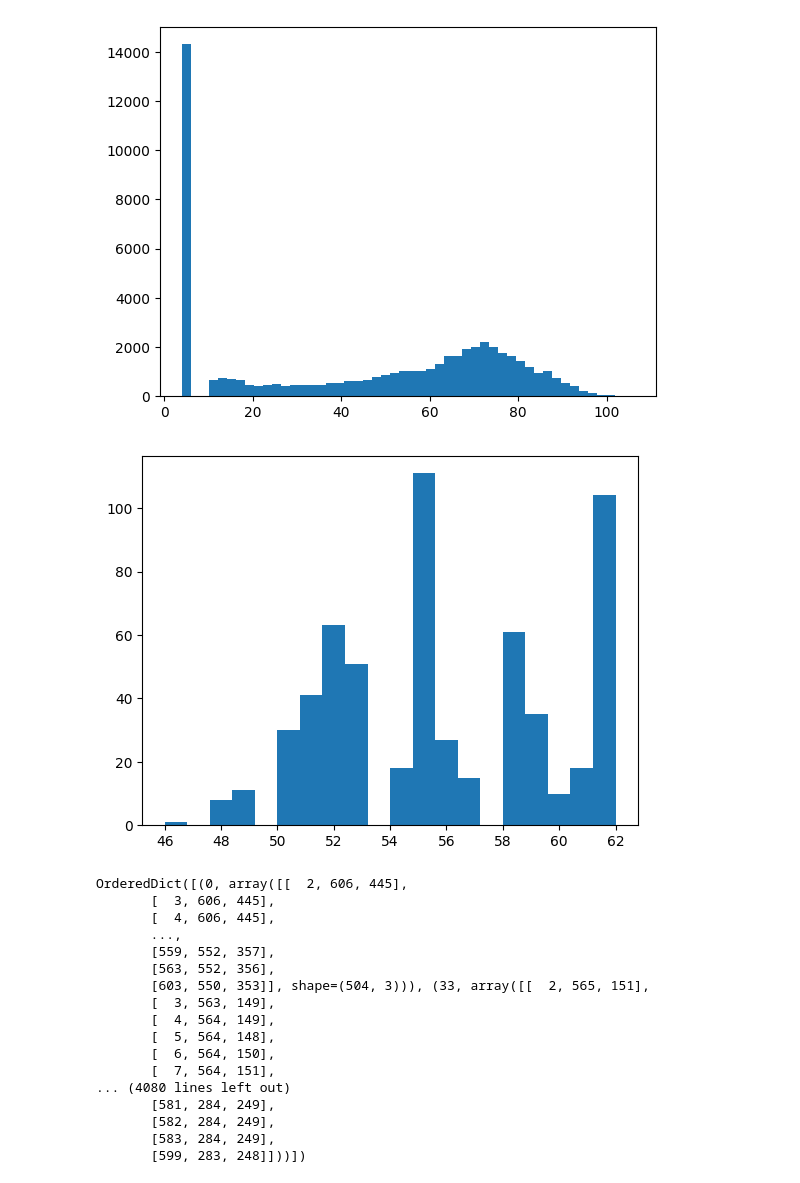
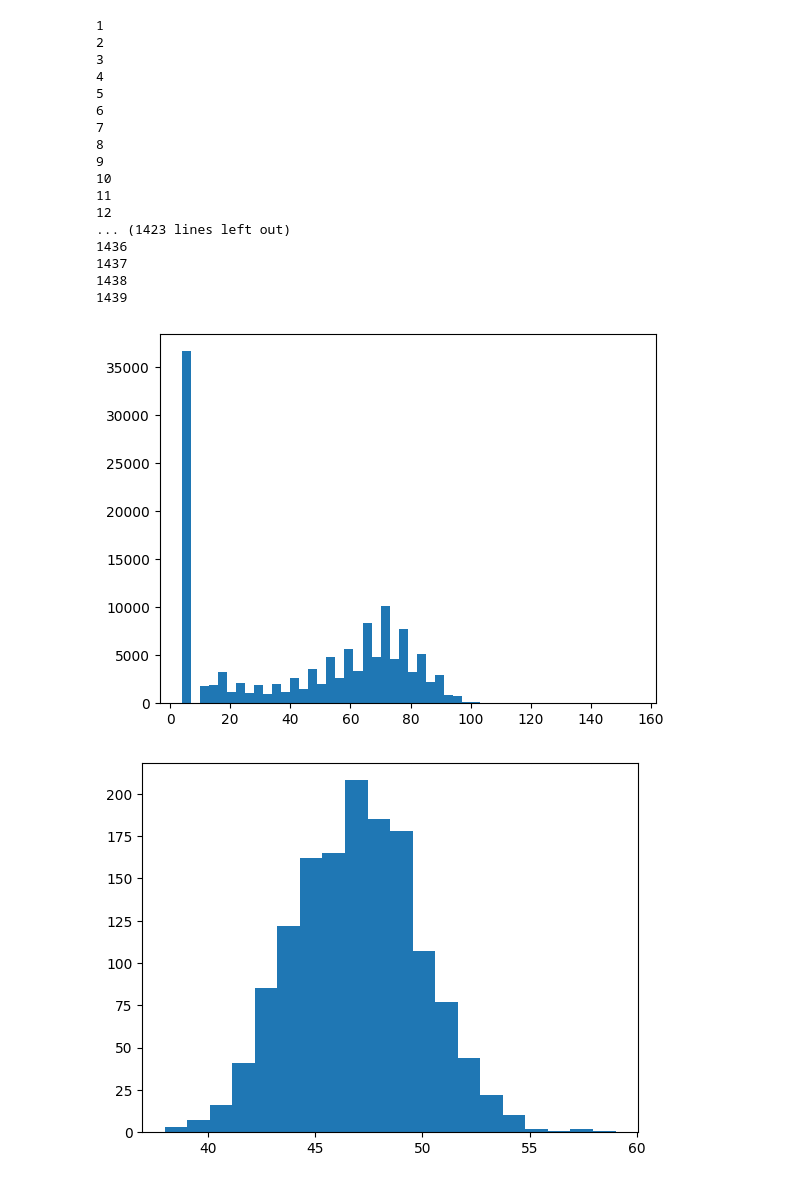
Before and after one commit to parkersherry/VTP-shepherding, a Jupyter notebook: Video Processing.ipynb, the cells around one changed output. Cells and saved outputs as stored; diff of their text form; code cells hidden in the pictures.

```diff
--- a/Video Processing.ipynb
+++ b/Video Processing.ipynb
@@ -316,7 +215,7 @@ def init_video(filename, thresh):
 
     while(cap.isOpened()):
         t+=1
-
+        print(t)
         # Capture frame-by-frame
         ret, frame = cap.read()
         if ret == True:
@@ -336,7 +235,8 @@ def init_video(filename, thresh):
             frame[non_black_mask] = [255, 255, 255]
 
             #dilates the white pixels (kernel,a, & number of iterations should be played with)
-            frame = cv.dilate(frame, kernel3,iterations = 1)
+            frame = cv.erode(frame, kernel3,iterations = 1)
+            frame = cv.dilate(frame, kernel3,iterations = 5)
 
             #gets ALL rectangles
             rects = thresh_callback(thresh, mask)
@@ -348,6 +248,7 @@ def init_video(filename, thresh):
 
                 #thresholds the perimeters to not include tiny boxes
                 if p > 50:
+
                     rectsToUse.append(contour)
 
                     #draws the rectangles
@@ -364,11 +265,11 @@ def init_video(filename, thresh):
             if not rectsToUse:
                 continue
 
-            cv.imshow('frame', frame)
+            #cv.imshow('frame', frame)
 
             #update the tracker
             objects,CX,CY = cTracker.update(rectsToUse)
-            numGuys.append(len(objects))
+            numGuys.append(len(rectsToUse))
 
             #keep track of positions
             cTracker.update_Positions(t,CX,CY)
@@ -394,29 +295,32 @@ def init_video(filename, thresh):
     #cTracker.Positions contains a dictionary n->arr
     #n is an integer keeping track of which object we're looking at
     #arr is a 2D array K rows, 3 columns; each row is OTF [time, x ,y]
-    #K is the amount of time for which the object is tracked
+    #K is the amount of tiqme for which the object is tracked
 
 
     return numGuys,cTracker.Positions
 # %%
-numGuys,pos = init_video("DroneVidsLamontFarm/Aug7_11_57-003_still_ish.MP4", 200)
+#threshold doesn't matter for these purposes because the frames are black and white
+numGuys,pos = init_video("DroneVidsLamontFarm/Aug7_11_57-003_still_ish.MP4", 100)
+
+#there are actually 47 sheep in the vid
 # %% [output]
+1
+2
+3
+4
+5
+6
+7
+8
+9
+10
+11
+12
+... (1423 lines left out)
+1436
+1437
+1438
+1439
-[figure, old version]
+[figure, new version]
-[figure, old version]
+[figure, new version]
-OrderedDict([(0, array([[  2, 606, 445],
-       [  3, 606, 445],
-       [  4, 606, 445],
-       ...,
-       [559, 552, 357],
-       [563, 552, 356],
-       [603, 550, 353]], shape=(504, 3))), (33, array([[  2, 565, 151],
-       [  3, 563, 149],
-       [  4, 564, 149],
-       [  5, 564, 148],
-       [  6, 564, 150],
-       [  7, 564, 151],
-... (4080 lines left out)
-       [581, 284, 249],
-       [582, 284, 249],
-       [583, 284, 249],
-       [599, 283, 248]]))])
```
Also changed, not shown: parts of 1 cell of this notebook.
